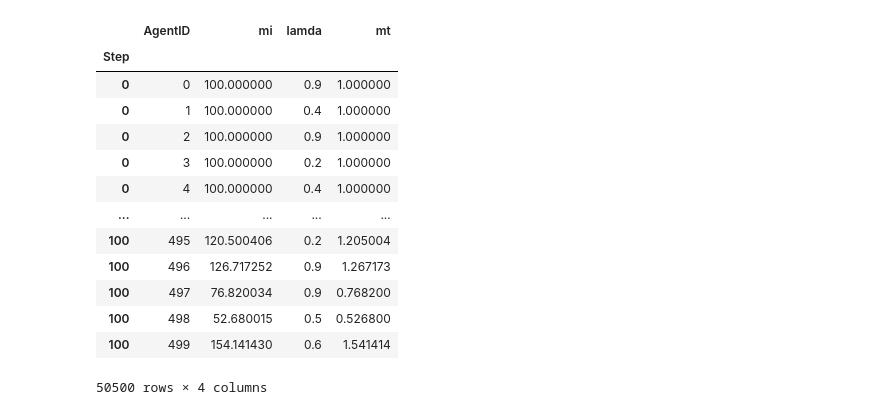
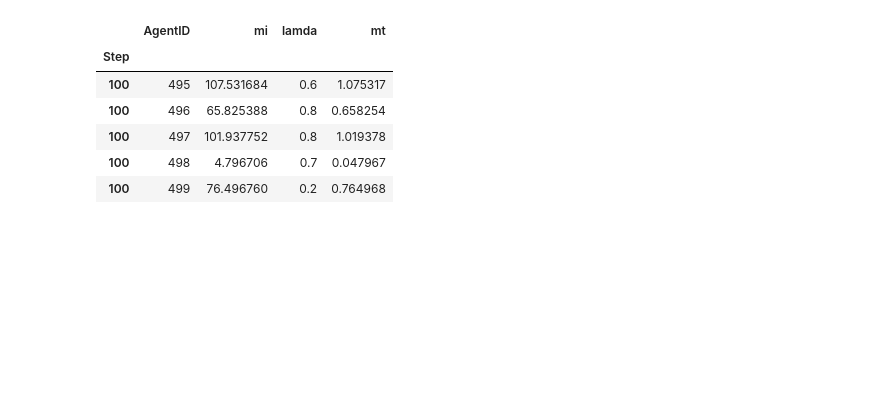
Before and after one commit to namithatresajoppan/GraduationResearchProject, a Jupyter notebook: Heterogenous Agents/WattsStrogatzGraph.ipynb, the cells around one changed output. Saved outputs shown, nothing was run; the diff lists cells and outputs as text; code cells hidden in the pictures; blank space fills up the shorter version.

```diff
--- a/Heterogenous Agents/WattsStrogatzGraph.ipynb
+++ b/Heterogenous Agents/WattsStrogatzGraph.ipynb
@@ -19,7 +19,7 @@ import math
 sns.set_style("darkgrid")
 sns.set(rc={'figure.figsize':(20,8)})
 
-alpha = 1.5
+alpha = 1
 b = 30
 agents = [] #global array to store all agents
 
@@ -55,7 +55,7 @@ class MoneyAgent(Agent):
                 other = self.random.choice(neighbors)
             w = self.model.G[self.unique_id][other.unique_id]['weight']
             #print(w)
-            if(w >= 0.9):
+            if(w >= random.random()):
                 xi = self.m
                 xj = other.m
                 delta_m = (1-self.lamda)*(xi - epsilon*(xi + xj))
@@ -171,18 +171,11 @@ Please use `tqdm.notebook.tqdm` instead of `tqdm.tqdm_notebook`
 # %%
-agent_df
+agent_df.tail()
 # %% [output]
 |  | AgentID | mi | lamda | mt |
 | Step |  |  |  |  |
-| 0 | 0 | 100.000000 | 0.9 | 1.000000 |
-| 0 | 1 | 100.000000 | 0.4 | 1.000000 |
-| 0 | 2 | 100.000000 | 0.9 | 1.000000 |
-| 0 | 3 | 100.000000 | 0.2 | 1.000000 |
-| 0 | 4 | 100.000000 | 0.4 | 1.000000 |
-| ... | ... | ... | ... | ... |
-| 100 | 495 | 120.500406 | 0.2 | 1.205004 |
-| 100 | 496 | 126.717252 | 0.9 | 1.267173 |
-| 100 | 497 | 76.820034 | 0.9 | 0.768200 |
-| 100 | 498 | 52.680015 | 0.5 | 0.526800 |
-| 100 | 499 | 154.141430 | 0.6 | 1.541414 |
+| 100 | 495 | 107.531684 | 0.6 | 1.075317 |
+| 100 | 496 | 65.825388 | 0.8 | 0.658254 |
+| 100 | 497 | 101.937752 | 0.8 | 1.019378 |
+| 100 | 498 | 4.796706 | 0.7 | 0.047967 |
+| 100 | 499 | 76.496760 | 0.2 | 0.764968 |
-50500 rows × 4 columns
 # %%
```
Also changed, not shown: parts of 5 cells of this notebook.
